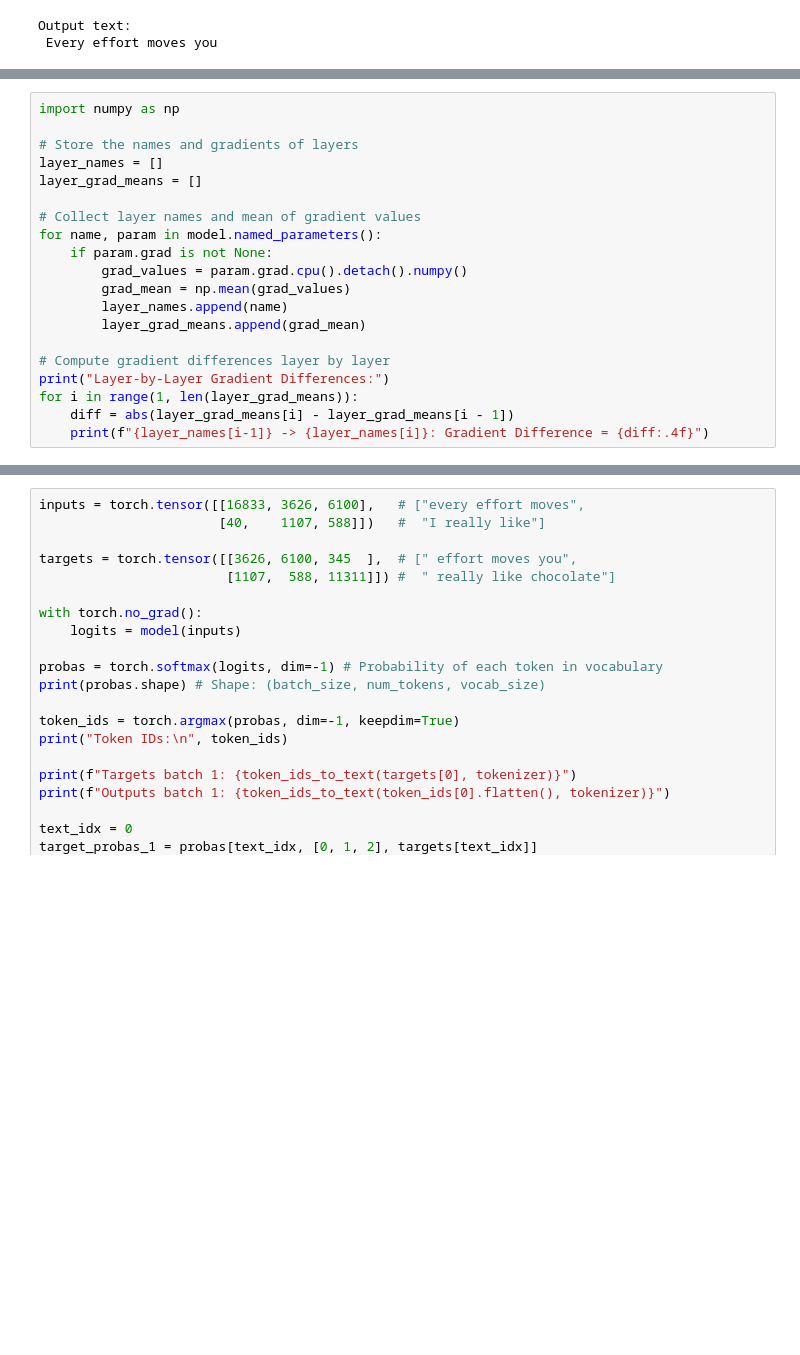
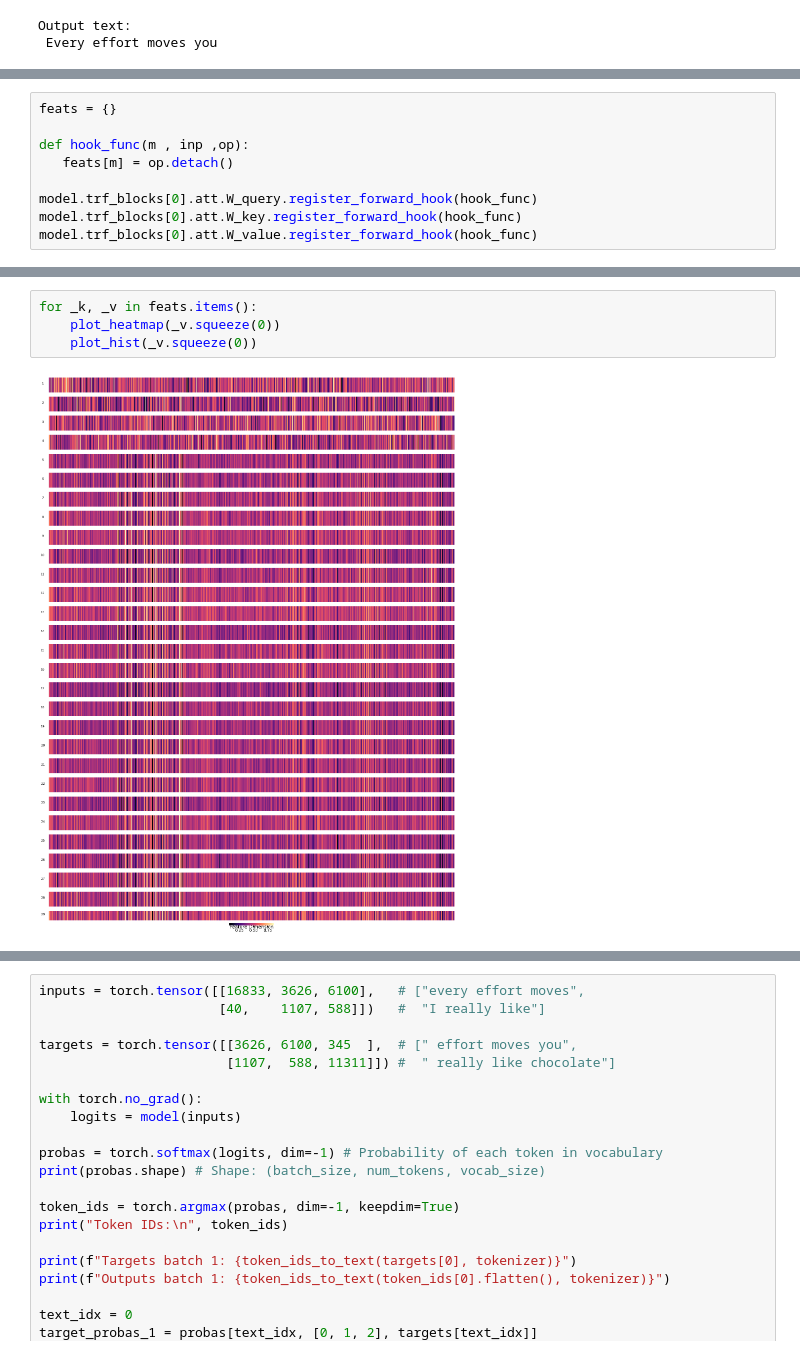
Before and after one commit to JINO-ROHIT/advanced_ml, a Jupyter notebook: 08-no-ffn/gpt-no-ffn.ipynb, the cells around one changed output, grey strips where cells are left out. Drawn from its saved outputs; the diff is of its cells as text; blank space fills up the shorter version.

```diff
--- a/08-no-ffn/gpt-no-ffn.ipynb
+++ b/08-no-ffn/gpt-no-ffn.ipynb
@@ -328,20 +280,0 @@ Visualizing gradients for trf_blocks.0.att.out_proj.weight
-# %%
-import numpy as np
-
-# Store the names and gradients of layers
-layer_names = []
-layer_grad_means = []
-
-# Collect layer names and mean of gradient values
-for name, param in model.named_parameters():
-    if param.grad is not None:
-        grad_values = param.grad.cpu().detach().numpy()
-        grad_mean = np.mean(grad_values)
-        layer_names.append(name)
-        layer_grad_means.append(grad_mean)
-
-# Compute gradient differences layer by layer
-print("Layer-by-Layer Gradient Differences:")
-for i in range(1, len(layer_grad_means)):
-    diff = abs(layer_grad_means[i] - layer_grad_means[i - 1])
-    print(f"{layer_names[i-1]} -> {layer_names[i]}: Gradient Difference = {diff:.4f}")
@@ -399,0 +281,9 @@ Mean Absolute Gradient: 6.2316e-05
+# %%
+feats = {}
+
+def hook_func(m , inp ,op):
+   feats[m] = op.detach()
+
+model.trf_blocks[0].att.W_query.register_forward_hook(hook_func)
+model.trf_blocks[0].att.W_key.register_forward_hook(hook_func)
+model.trf_blocks[0].att.W_value.register_forward_hook(hook_func)
@@ -399,0 +346,6 @@ Mean Absolute Gradient: 6.2316e-05
+# %%
+for _k, _v in feats.items():
+    plot_heatmap(_v.squeeze(0))
+    plot_hist(_v.squeeze(0))
+# %% [output]
+[figure, added]
```
Also changed, not shown: parts of 10 cells of this notebook, 1 other file.
